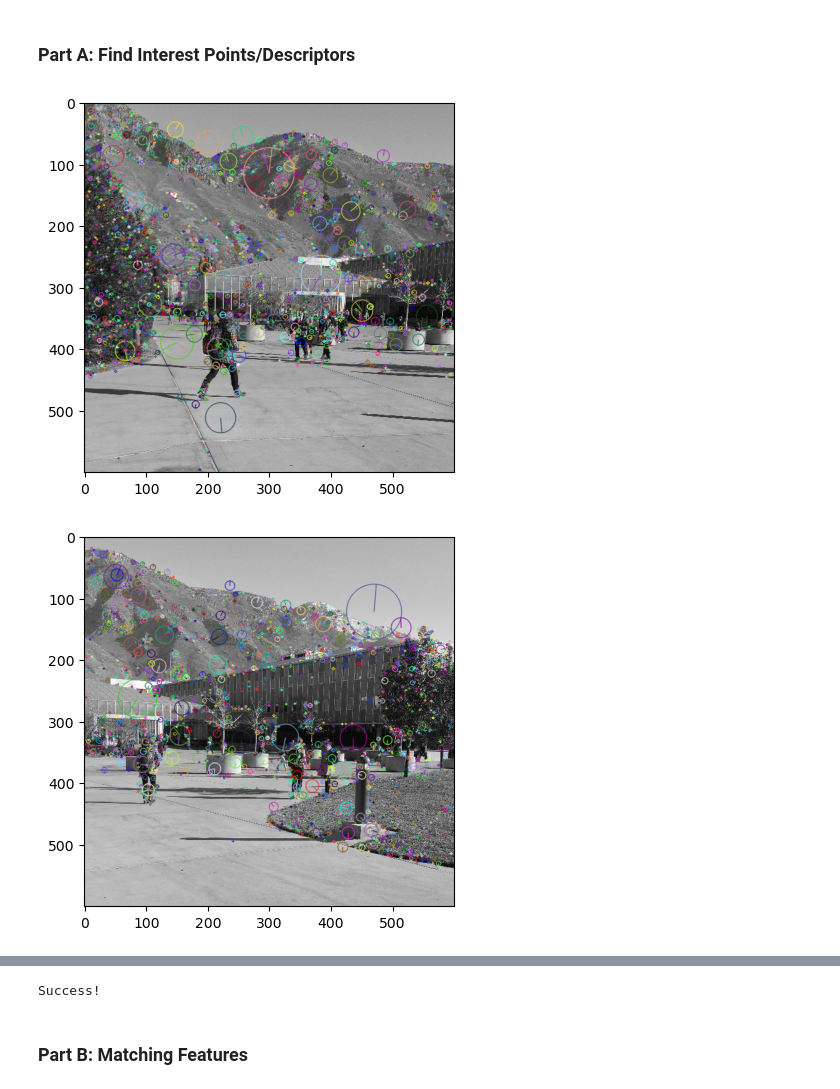
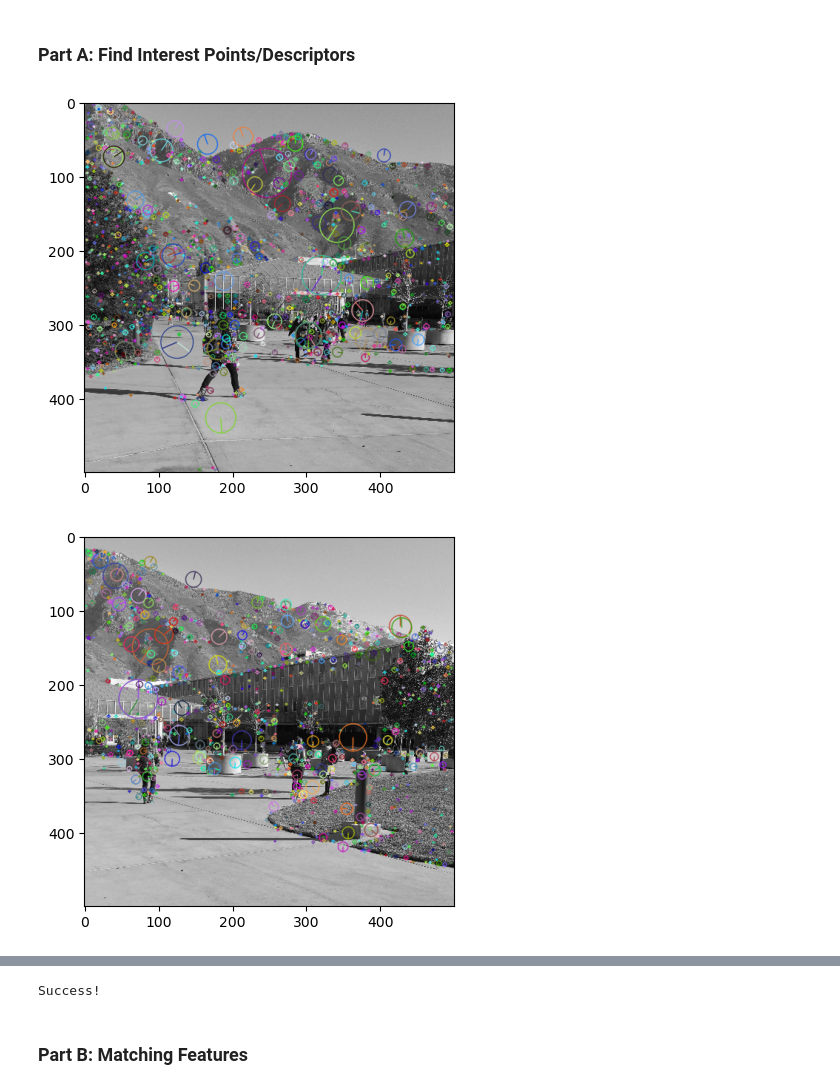
Before and after one commit to BrennanBertola/CS450, a Jupyter notebook: proj3-stitching/proj3-Panoramic-Mosaicing.ipynb, the cells around one changed output, grey strips where cells are left out. Cells and saved outputs as stored; diff of their text form; code cells hidden in the pictures.

```diff
--- a/proj3-stitching/proj3-Panoramic-Mosaicing.ipynb
+++ b/proj3-stitching/proj3-Panoramic-Mosaicing.ipynb
@@ -92,7 +92,7 @@ import numpy as np
 # Show an example output here
 
 def getSIFT(img, draw=False):
-    img = cv2.resize(img, (600,600))
+    img = cv2.resize(img, (500,500))
     gray = cv2.cvtColor(img, cv2.COLOR_BGR2GRAY)
 
     sift = cv2.SIFT_create()
@@ -103,32 +103,32 @@ def getSIFT(img, draw=False):
 
     return kp, des, img
 
 def getPoints(draw=True):
     retVal = []
     retImg = []
 
     img = cv2.imread("Images/campus1.jpg")
     img = img[:,:,::-1]
     kp, des1, img = getSIFT(img, draw)
     retVal.append((kp,des1))
     retImg.append(img)
 
     img = cv2.imread("Images/campus3.jpg")
     img = img[:,:,::-1]
     kp, des2, img = getSIFT(img, draw)
     retVal.append((kp,des2))
     retImg.append(img)
 
     img = cv2.imread("Images/campus2.jpg")
     img = img[:,:,::-1]
     kp, des, img = getSIFT(img, draw)
     retVal.append((kp,des))
     retImg.append(img)
 
     return retVal, retImg
 
 getPoints()
 print("Success!")
 # %% [output]
-[figure, old version]
+[figure, new version]
-[figure, old version]
+[figure, new version]
```
Also changed, not shown: parts of 5 cells of this notebook, 1 other file.
